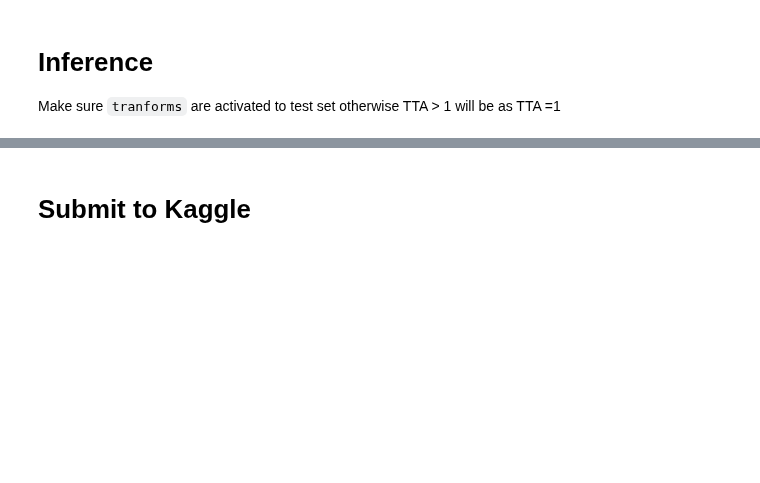
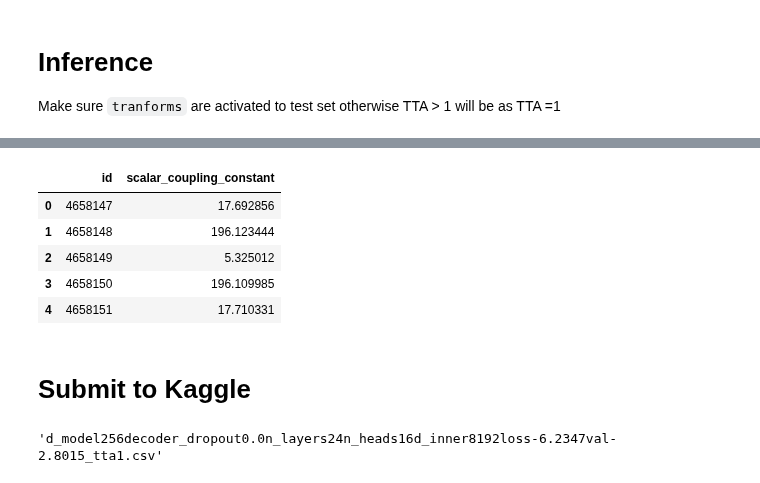
Before and after one commit to antorsae/champs-scalar-coupling, a Jupyter notebook: atom-transfomer-good-norm-pytorch.ipynb, the cells around one changed output, grey strips where cells are left out. Drawn from its saved outputs; the diff is of its cells as text; code cells hidden in the pictures; blank space fills up the shorter version.

Commit message:
added/fixed val/test prediction generation

```diff
--- a/atom-transfomer-good-norm-pytorch.ipynb
+++ b/atom-transfomer-good-norm-pytorch.ipynb
@@ -771,6 +771,7 @@ Callbacks functions applied
 #learner.model
 # %%
 #sub_fname = "d_model2048decoder_dropout0.0n_layers6n_heads4d_inner4096loss-4.1465val-2.6932"
+sub_fname = "bestmodel_285"
 # %%
 try:
     print(f"Attempting to load: {sub_fname}... ", end="")
@@ -1060,8 +1098,9 @@ for tta in mb:
 
     for batch_idx, batch in progress_bar(
         enumerate(learner.dl(DatasetType.Test)), total=len(learner.dl(DatasetType.Test)), parent=mb):
-        _, _, preds_,_,_,_ = learner.pred_batch(ds_type=DatasetType.Test, batch=batch)
-        preds_ = preds_.sum(dim=1)
+        true_mask, _, _, preds_true = learner.pred_batch(ds_type=DatasetType.Test, batch=batch)
+        preds_ = torch.zeros_like(true_mask, dtype=preds_true.dtype)
+        preds_[true_mask] = preds_true
         test_preds = np.concatenate([test_preds, preds_.data.cpu().numpy()], axis = 0)
 
     preds = test_preds[xt_ids_not_extended]
@@ -1071,8 +1110,9 @@ for tta in mb:
 for k in range(len(ids)):
     sub[int(ids[k])] = sub[int(ids[k])]/TTA_N
 
-learner.model = learner.model.module
+#learner.model = learner.model.module
 data.batch_size = old_bs
 
 sub_df = pd.DataFrame(sub.items(), columns=['id', 'scalar_coupling_constant'])
 sub_df.head()
+# %% [output]
@@ -1079,8 +1120,18 @@ sub_df.head()
+|  | id | scalar_coupling_constant |
+| 0 | 4658147 | 17.692856 |
+| 1 | 4658148 | 196.123444 |
+| 2 | 4658149 | 5.325012 |
+| 3 | 4658150 | 196.109985 |
+| 4 | 4658151 | 17.710331 |
 # %% [markdown]
 # Submit to Kaggle
 # %%
 csv_fname = f'{sub_fname}_tta{TTA_N}.csv'
 sub_df.to_csv(csv_fname, index=False)
+# %%
+csv_fname
+# %% [output]
+'d_model256decoder_dropout0.0n_layers24n_heads16d_inner8192loss-6.2347val-2.8015_tta1.csv'
 # %%
 comp = 'champs-scalar-coupling'
 # %%
```
Also changed, not shown: parts of 11 cells of this notebook.
